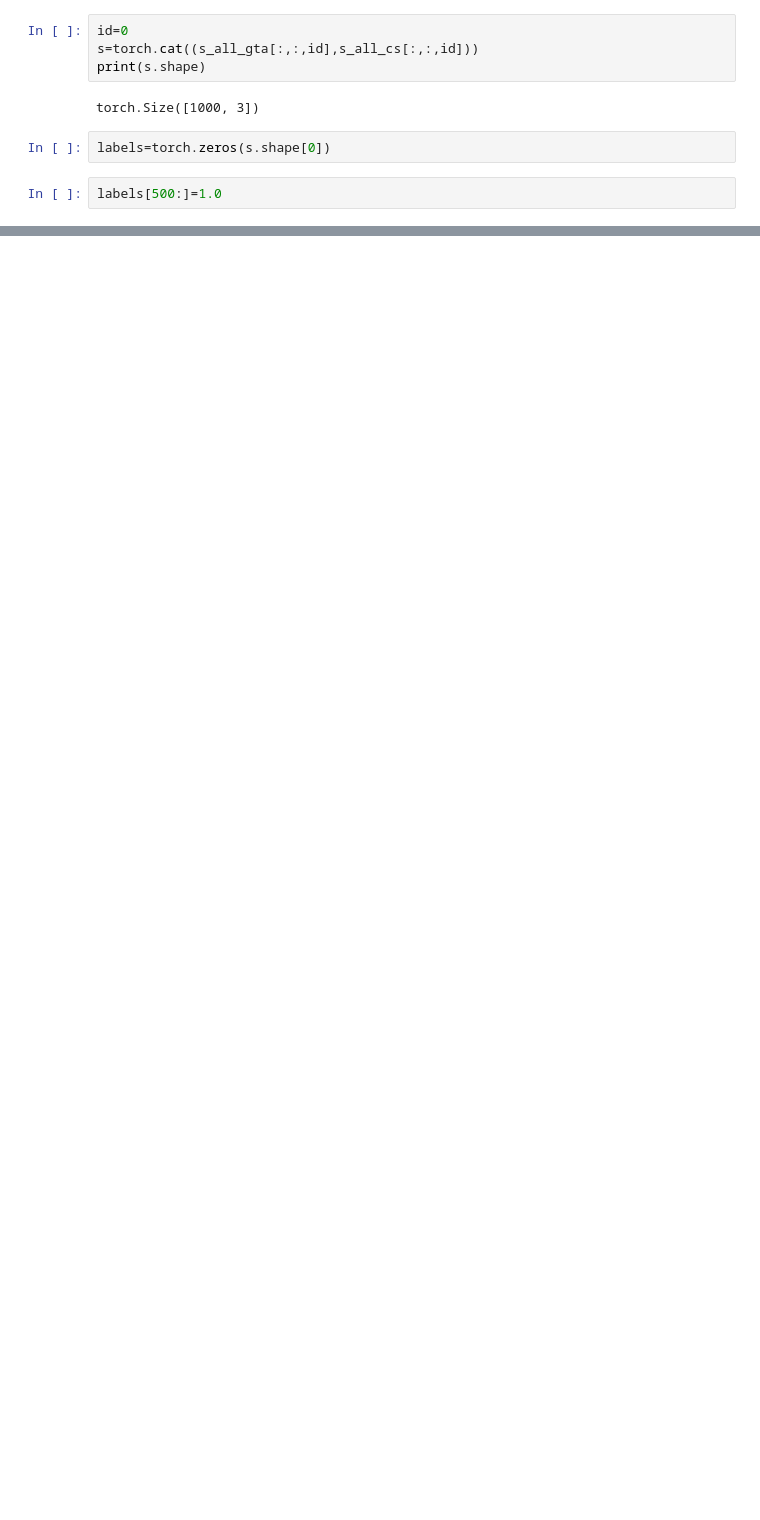
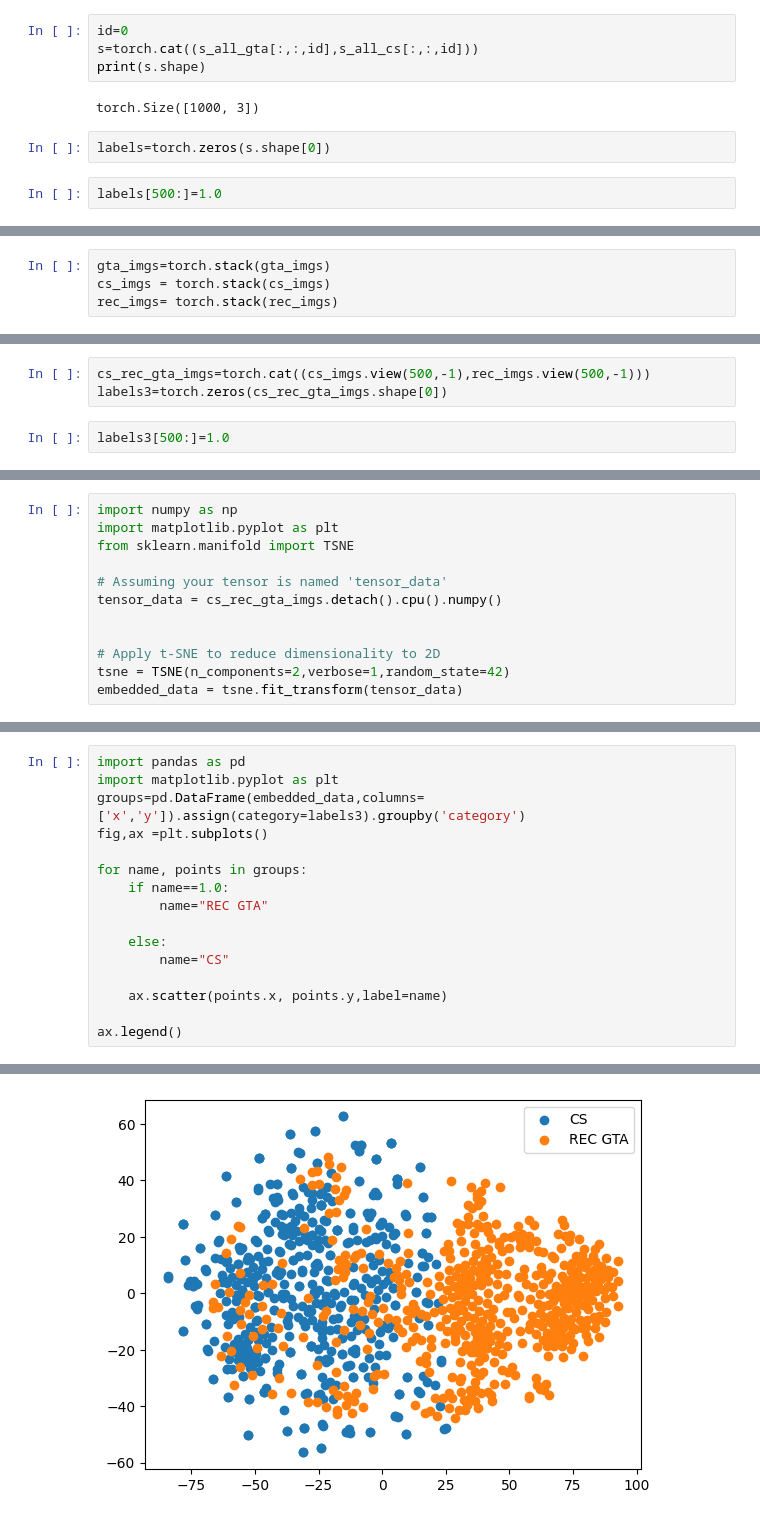
Before and after one commit to NohaNEK/s_vals_visualization, a Jupyter notebook: s_vals_plots.ipynb, the cells around one changed output, grey strips where cells are left out. Saved outputs shown, nothing was run; the diff lists cells and outputs as text; blank space fills up the shorter version.

```diff
--- a/s_vals_plots.ipynb
+++ b/s_vals_plots.ipynb
@@ -358,0 +391,4 @@ embedded_data = tsne.fit_transform(tensor_data)
+# %%
+gta_imgs=torch.stack(gta_imgs)
+cs_imgs = torch.stack(cs_imgs)
+rec_imgs= torch.stack(rec_imgs)
@@ -358,0 +408,5 @@ embedded_data = tsne.fit_transform(tensor_data)
+# %%
+cs_rec_gta_imgs=torch.cat((cs_imgs.view(500,-1),rec_imgs.view(500,-1)))
+labels3=torch.zeros(cs_rec_gta_imgs.shape[0])
+# %%
+labels3[500:]=1.0
@@ -358,0 +428,12 @@ embedded_data = tsne.fit_transform(tensor_data)
+# %%
+import numpy as np
+import matplotlib.pyplot as plt
+from sklearn.manifold import TSNE
+
+# Assuming your tensor is named 'tensor_data'
+tensor_data = cs_rec_gta_imgs.detach().cpu().numpy()
+
+
+# Apply t-SNE to reduce dimensionality to 2D
+tsne = TSNE(n_components=2,verbose=1,random_state=42)
+embedded_data = tsne.fit_transform(tensor_data)
@@ -358,0 +468,17 @@ embedded_data = tsne.fit_transform(tensor_data)
+# %%
+import pandas as pd
+import matplotlib.pyplot as plt
+groups=pd.DataFrame(embedded_data,columns=['x','y']).assign(category=labels3).groupby('category')
+fig,ax =plt.subplots()
+
+for name, points in groups:
+    if name==1.0:
+        name="REC GTA"
+
+    else:
+        name="CS"
+
+    ax.scatter(points.x, points.y,label=name)
+
+ax.legend()
+# %% [output]
@@ -358,0 +486 @@ embedded_data = tsne.fit_transform(tensor_data)
+[figure, added]
```
Also changed, not shown: parts of 25 cells of this notebook, 4 other files.
